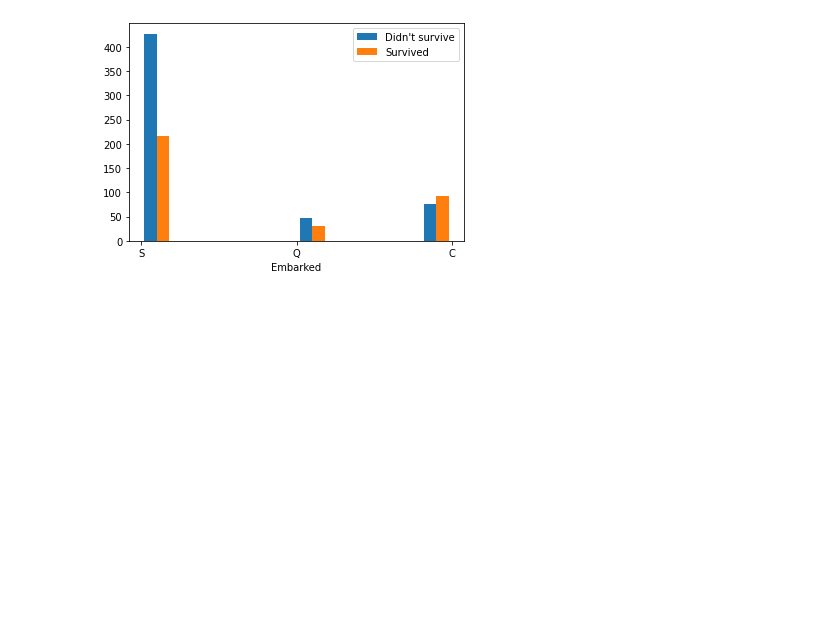
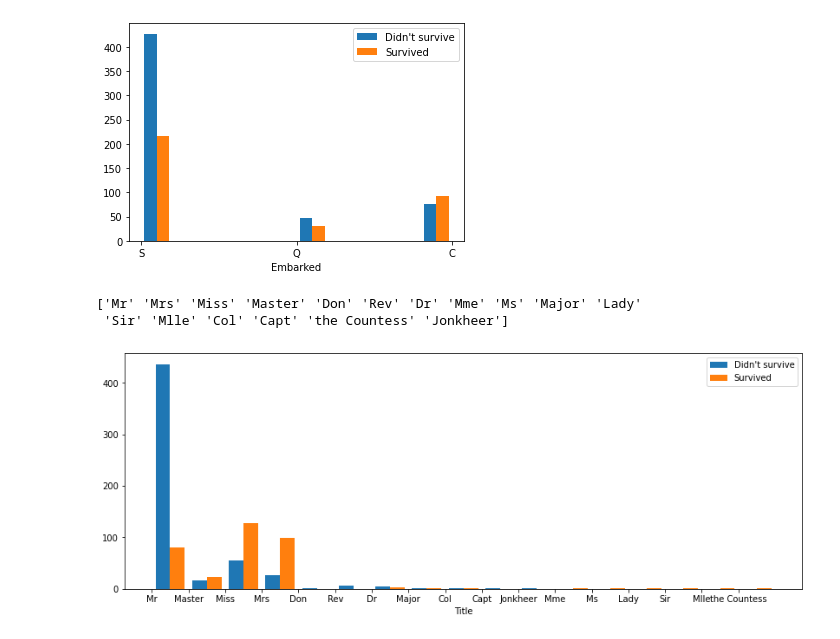
Before and after one commit to turalnovruzov/kaggle-titanic, a Jupyter notebook: titanic.ipynb, the cells around one changed output. Cells and saved outputs as stored; diff of their text form; code cells hidden in the pictures; blank space fills up the shorter version.

Commit message:
Added 'Title' feature

```diff
--- a/titanic.ipynb
+++ b/titanic.ipynb
@@ -46,14 +46,15 @@ memory usage: 76.7+ KB
 # %%
 train.drop('Cabin', axis=1, inplace=True)
 # %%
-def plot_survival(data, column):
+def plot_survival(data, column, **kwargs):
     survive_0 = train.loc[train['Survived'] == 0]
     survive_1 = train.loc[train['Survived'] == 1]
     plt.hist([survive_0[column].loc[survive_0[column].notnull()],
               survive_1[column].loc[survive_1[column].notnull()]],
-             label=['Didn\'t survive', 'Survived'])
+             label=['Didn\'t survive', 'Survived'], **kwargs)
     plt.xlabel(column)
     plt.legend(loc='best')
+    plt.show()
 # %%
 plot_survival(train, 'Pclass')
 # %% [output]
@@ -88,3 +89,15 @@ train.boxplot(by='Survived', column=['Fare'], vert=False)
 plot_survival(train, 'Embarked')
 # %% [output]
 [figure]
+# %%
+def extract_title(name):
+    return name[name.find(',') + 2: name.find('.')]
+
+train['Title'] = train['Name'].apply(extract_title)
+print(train['Title'].unique())
+plt.figure(figsize=(14,5))
+plot_survival(train, 'Title', bins=range(len(train['Title'].unique()) + 1))
+# %% [output]
+['Mr' 'Mrs' 'Miss' 'Master' 'Don' 'Rev' 'Dr' 'Mme' 'Ms' 'Major' 'Lady'
+ 'Sir' 'Mlle' 'Col' 'Capt' 'the Countess' 'Jonkheer']
+[figure, added]
```
